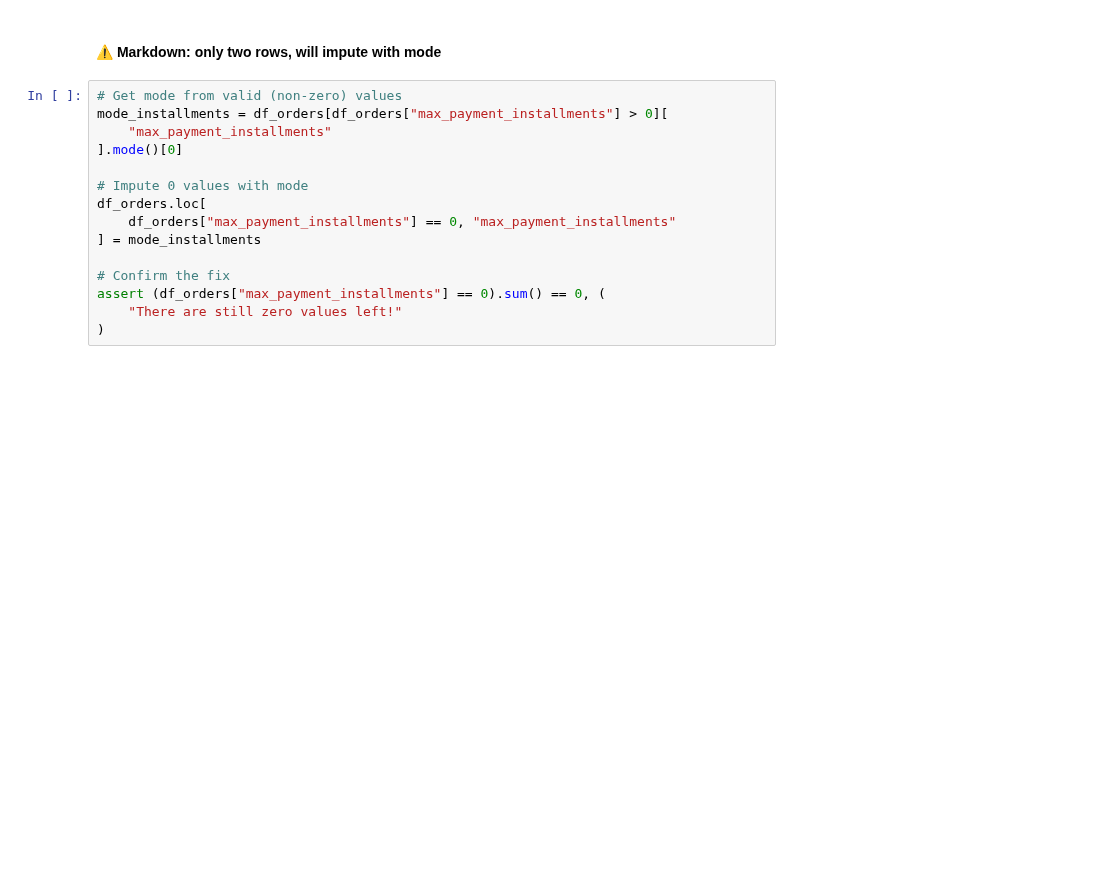
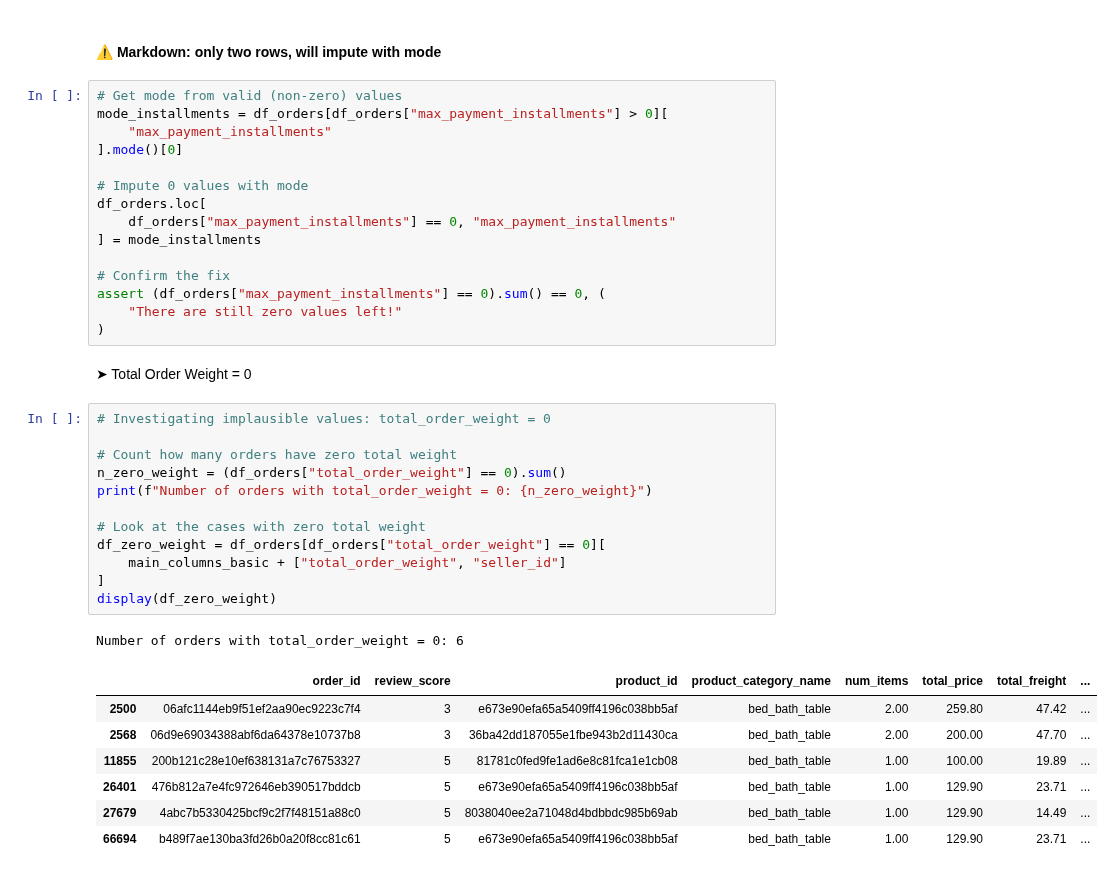
Before and after one commit to OlesyaEvseeva/customer-satisfaction-ecommerce, a Jupyter notebook: notebooks/02_data_integration_preprocessing.ipynb, the cells around one changed output. Saved outputs shown, nothing was run; the diff lists cells and outputs as text; blank space fills up the shorter version.

```diff
--- a/notebooks/02_data_integration_preprocessing.ipynb
+++ b/notebooks/02_data_integration_preprocessing.ipynb
@@ -615,3 +615,26 @@ df_orders.loc[
 assert (df_orders["max_payment_installments"] == 0).sum() == 0, (
     "There are still zero values left!"
 )
+# %% [markdown]
+➤ Total Order Weight = 0
+# %%
+# Investigating implausible values: total_order_weight = 0
+
+# Count how many orders have zero total weight
+n_zero_weight = (df_orders["total_order_weight"] == 0).sum()
+print(f"Number of orders with total_order_weight = 0: {n_zero_weight}")
+
+# Look at the cases with zero total weight
+df_zero_weight = df_orders[df_orders["total_order_weight"] == 0][
+    main_columns_basic + ["total_order_weight", "seller_id"]
+]
+display(df_zero_weight)
+# %% [output]
+Number of orders with total_order_weight = 0: 6
+|  | order_id | review_score | product_id | product_category_name | num_items | total_price | total_freight | ... |
+| 2500 | 06afc1144eb9f51ef2aa90ec9223c7f4 | 3 | e673e90efa65a5409ff4196c038bb5af | bed_bath_table | 2.00 | 259.80 | 47.42 | ... |
+| 2568 | 06d9e69034388abf6da64378e10737b8 | 3 | 36ba42dd187055e1fbe943b2d11430ca | bed_bath_table | 2.00 | 200.00 | 47.70 | ... |
+| 11855 | 200b121c28e10ef638131a7c76753327 | 5 | 81781c0fed9fe1ad6e8c81fca1e1cb08 | bed_bath_table | 1.00 | 100.00 | 19.89 | ... |
+| 26401 | 476b812a7e4fc972646eb390517bddcb | 5 | e673e90efa65a5409ff4196c038bb5af | bed_bath_table | 1.00 | 129.90 | 23.71 | ... |
+| 27679 | 4abc7b5330425bcf9c2f7f48151a88c0 | 5 | 8038040ee2a71048d4bdbbdc985b69ab | bed_bath_table | 1.00 | 129.90 | 14.49 | ... |
+| 66694 | b489f7ae130ba3fd26b0a20f8cc81c61 | 5 | e673e90efa65a5409ff4196c038bb5af | bed_bath_table | 1.00 | 129.90 | 23.71 | ... |
```
Also changed, not shown: parts of 9 cells of this notebook.
